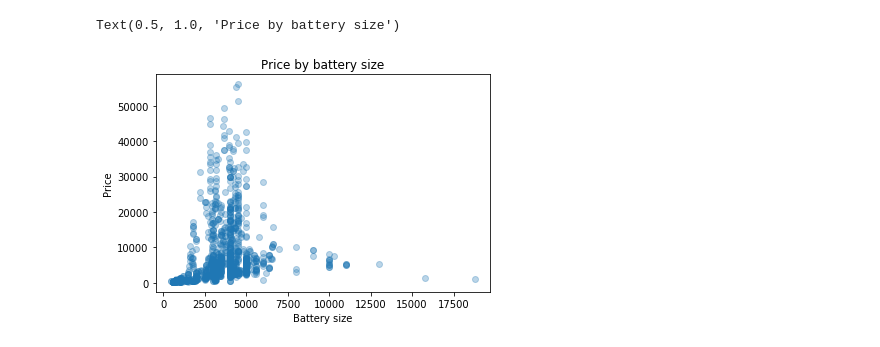
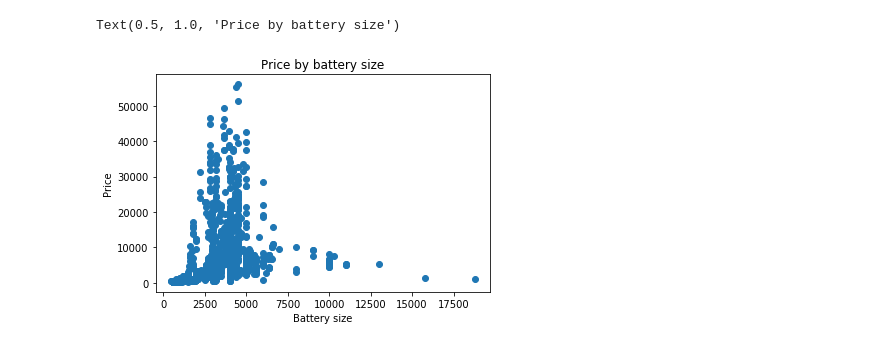
Before and after one commit to kiotokio/IDP, a Jupyter notebook: data_visualisation.ipynb, the cells around one changed output. Drawn from its saved outputs; the diff is of its cells as text; code cells hidden in the pictures.

```diff
--- a/data_visualisation.ipynb
+++ b/data_visualisation.ipynb
@@ -17,10 +17,10 @@ data.head()
 # %%
 battery = data.battery_size.values
 price = data.best_price.values
-plt.scatter(battery, price, alpha=0.3)
+plt.scatter(battery, price)
 plt.xlabel('Battery size')
 plt.ylabel('Price')
 plt.title('Price by battery size')
 # %% [output]
 Text(0.5, 1.0, 'Price by battery size')
-[figure, old version]
+[figure, new version]
```
Also changed, not shown: parts of 2 cells of this notebook.
